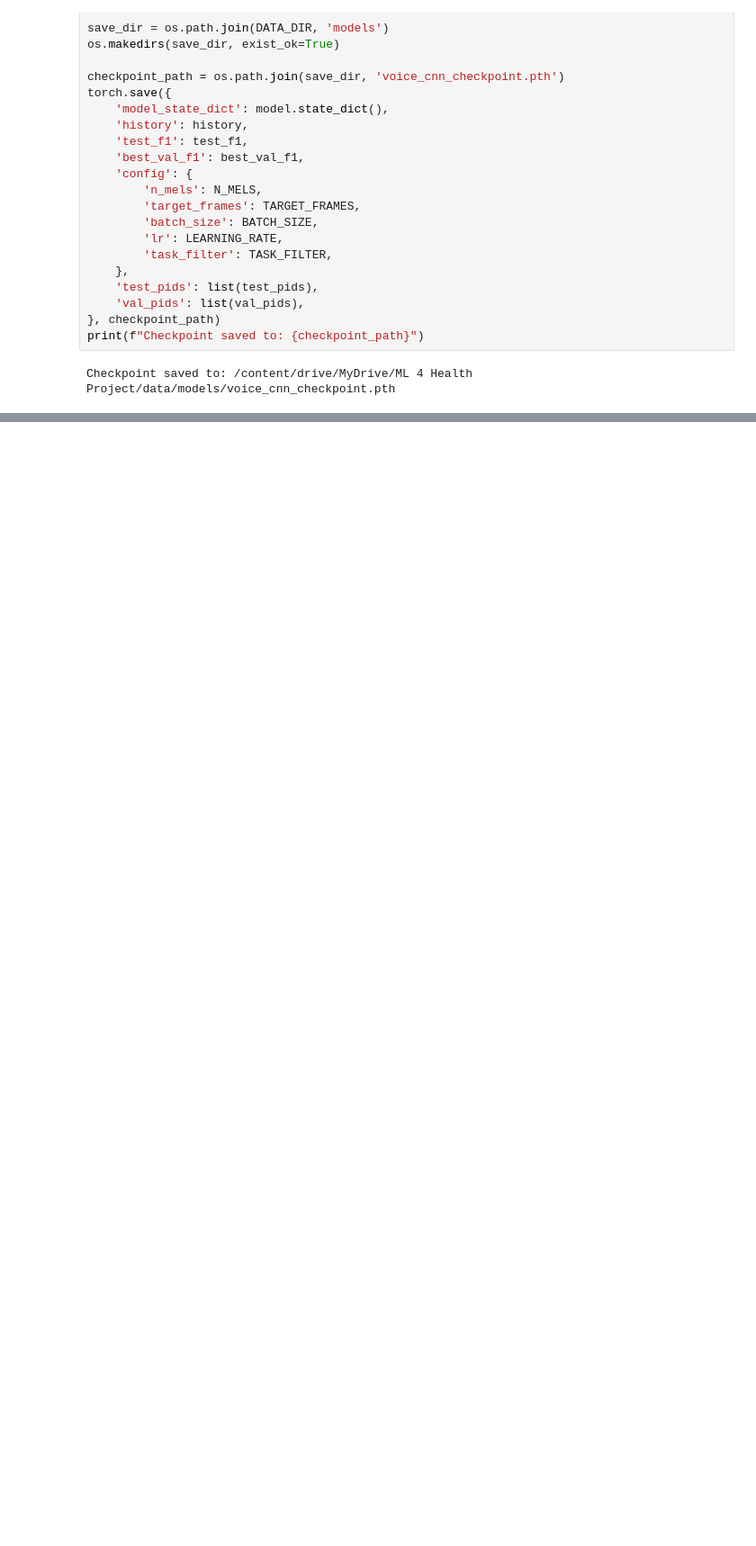
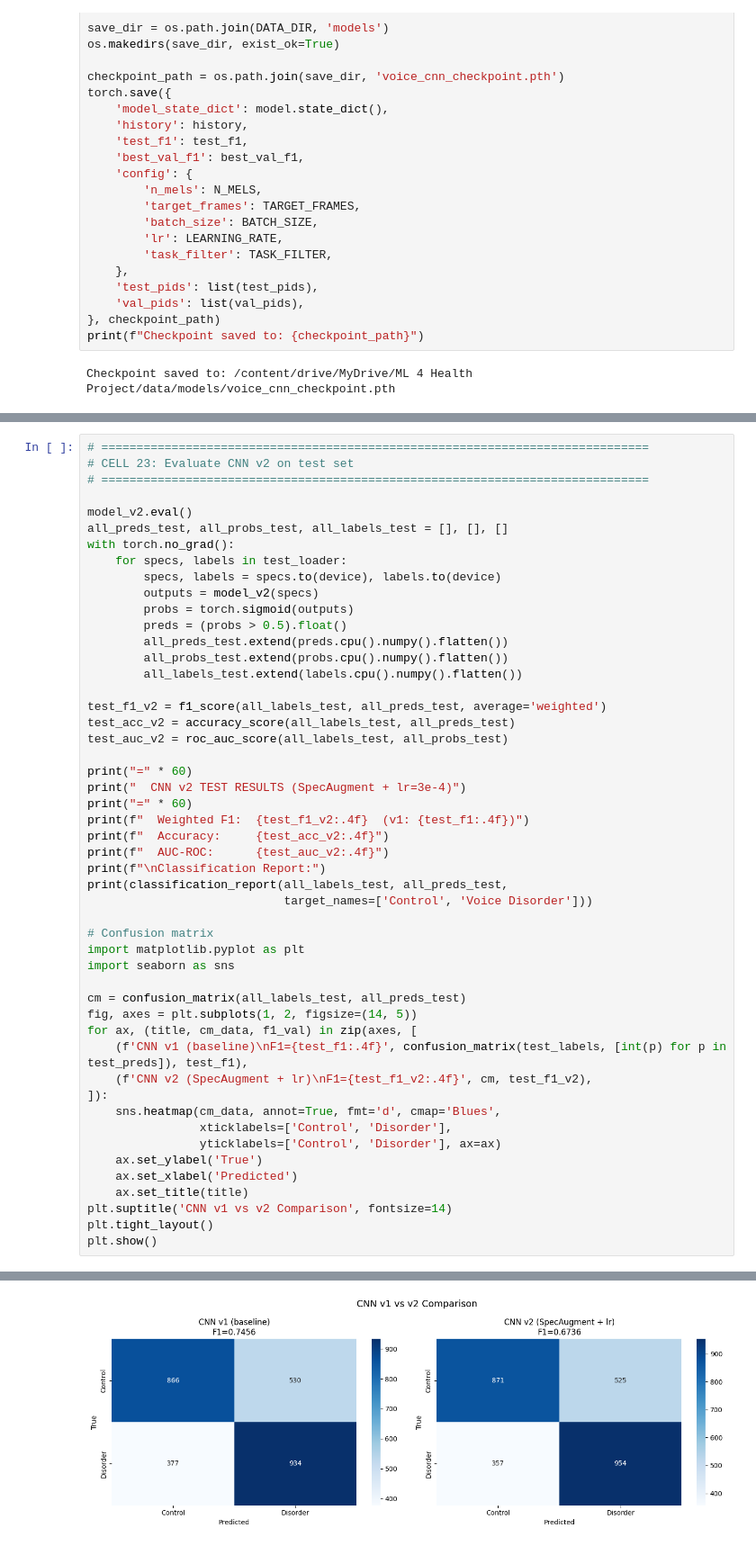
Before and after one commit to imran-mid/ai-voice-disorder-prediction, a Jupyter notebook: notebooks/v3/ML4Health_CNN.ipynb, the cells around one changed output, grey strips where cells are left out. Shown at 90% size. Drawn from its saved outputs; the diff is of its cells as text; blank space fills up the shorter version.

Commit message:
Updated with fusion model of CNN + Baseline CNN with SpecAugment

```diff
--- a/notebooks/v3/ML4Health_CNN.ipynb
+++ b/notebooks/v3/ML4Health_CNN.ipynb
@@ -953,0 +1195,51 @@ Checkpoint saved to: /content/drive/MyDrive/ML 4 Health Project/data/models/voic
+# %%
+# ==============================================================================
+# CELL 23: Evaluate CNN v2 on test set
+# ==============================================================================
+
+model_v2.eval()
+all_preds_test, all_probs_test, all_labels_test = [], [], []
+with torch.no_grad():
+    for specs, labels in test_loader:
+        specs, labels = specs.to(device), labels.to(device)
+        outputs = model_v2(specs)
+        probs = torch.sigmoid(outputs)
+        preds = (probs > 0.5).float()
+        all_preds_test.extend(preds.cpu().numpy().flatten())
+        all_probs_test.extend(probs.cpu().numpy().flatten())
+        all_labels_test.extend(labels.cpu().numpy().flatten())
+
+test_f1_v2 = f1_score(all_labels_test, all_preds_test, average='weighted')
+test_acc_v2 = accuracy_score(all_labels_test, all_preds_test)
+test_auc_v2 = roc_auc_score(all_labels_test, all_probs_test)
+
+print("=" * 60)
+print("  CNN v2 TEST RESULTS (SpecAugment + lr=3e-4)")
+print("=" * 60)
+print(f"  Weighted F1:  {test_f1_v2:.4f}  (v1: {test_f1:.4f})")
+print(f"  Accuracy:     {test_acc_v2:.4f}")
+print(f"  AUC-ROC:      {test_auc_v2:.4f}")
+print(f"\nClassification Report:")
+print(classification_report(all_labels_test, all_preds_test,
+                            target_names=['Control', 'Voice Disorder']))
+
+# Confusion matrix
+import matplotlib.pyplot as plt
+import seaborn as sns
+
+cm = confusion_matrix(all_labels_test, all_preds_test)
+fig, axes = plt.subplots(1, 2, figsize=(14, 5))
+for ax, (title, cm_data, f1_val) in zip(axes, [
+    (f'CNN v1 (baseline)\nF1={test_f1:.4f}', confusion_matrix(test_labels, [int(p) for p in test_preds]), test_f1),
+    (f'CNN v2 (SpecAugment + lr)\nF1={test_f1_v2:.4f}', cm, test_f1_v2),
+]):
+    sns.heatmap(cm_data, annot=True, fmt='d', cmap='Blues',
+                xticklabels=['Control', 'Disorder'],
+                yticklabels=['Control', 'Disorder'], ax=ax)
+    ax.set_ylabel('True')
+    ax.set_xlabel('Predicted')
+    ax.set_title(title)
+plt.suptitle('CNN v1 vs v2 Comparison', fontsize=14)
+plt.tight_layout()
+plt.show()
+# %% [output]
@@ -953,0 +1262 @@ Checkpoint saved to: /content/drive/MyDrive/ML 4 Health Project/data/models/voic
+[figure, added]
```
Also changed, not shown: parts of 21 cells of this notebook.
